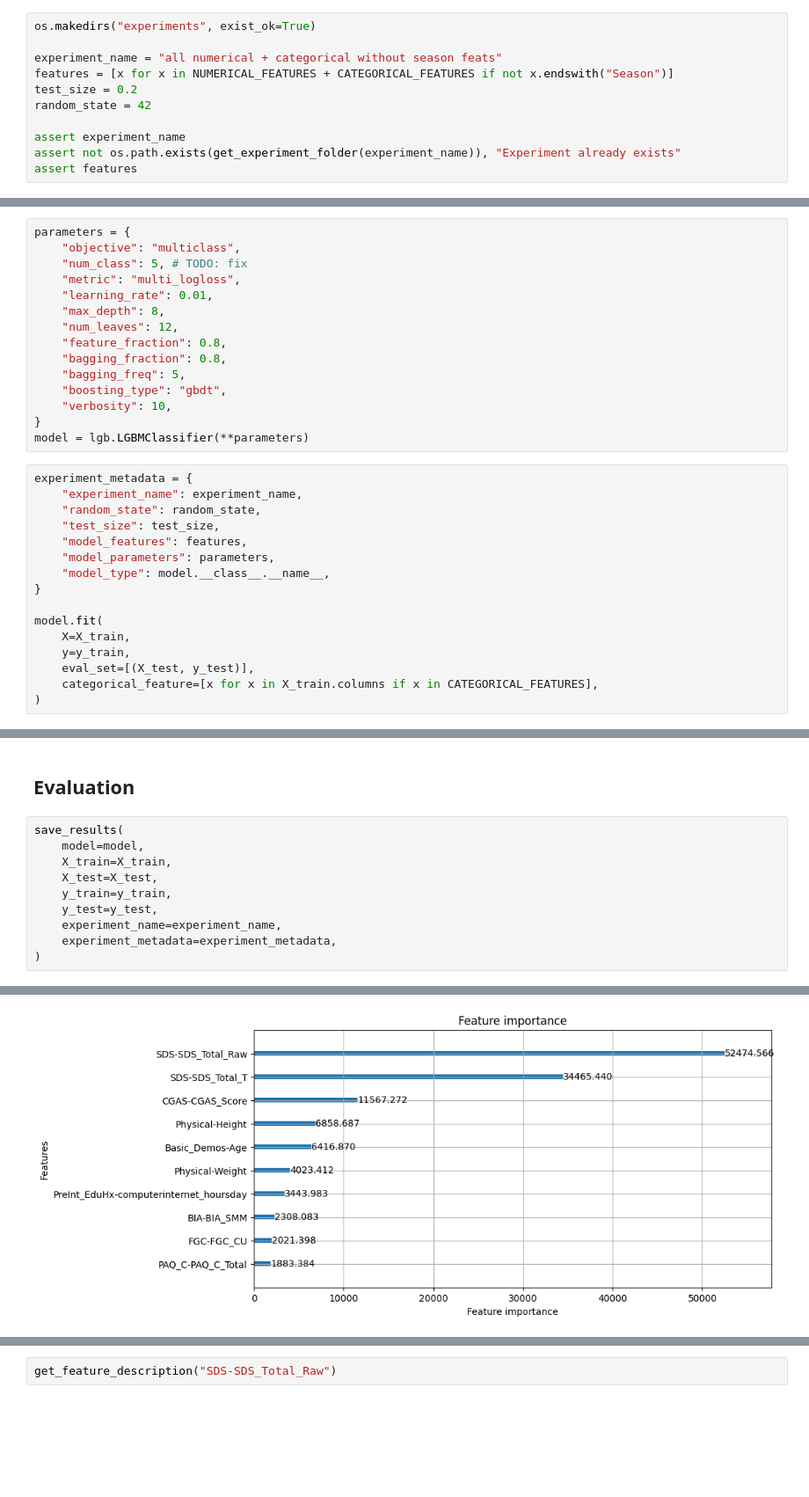
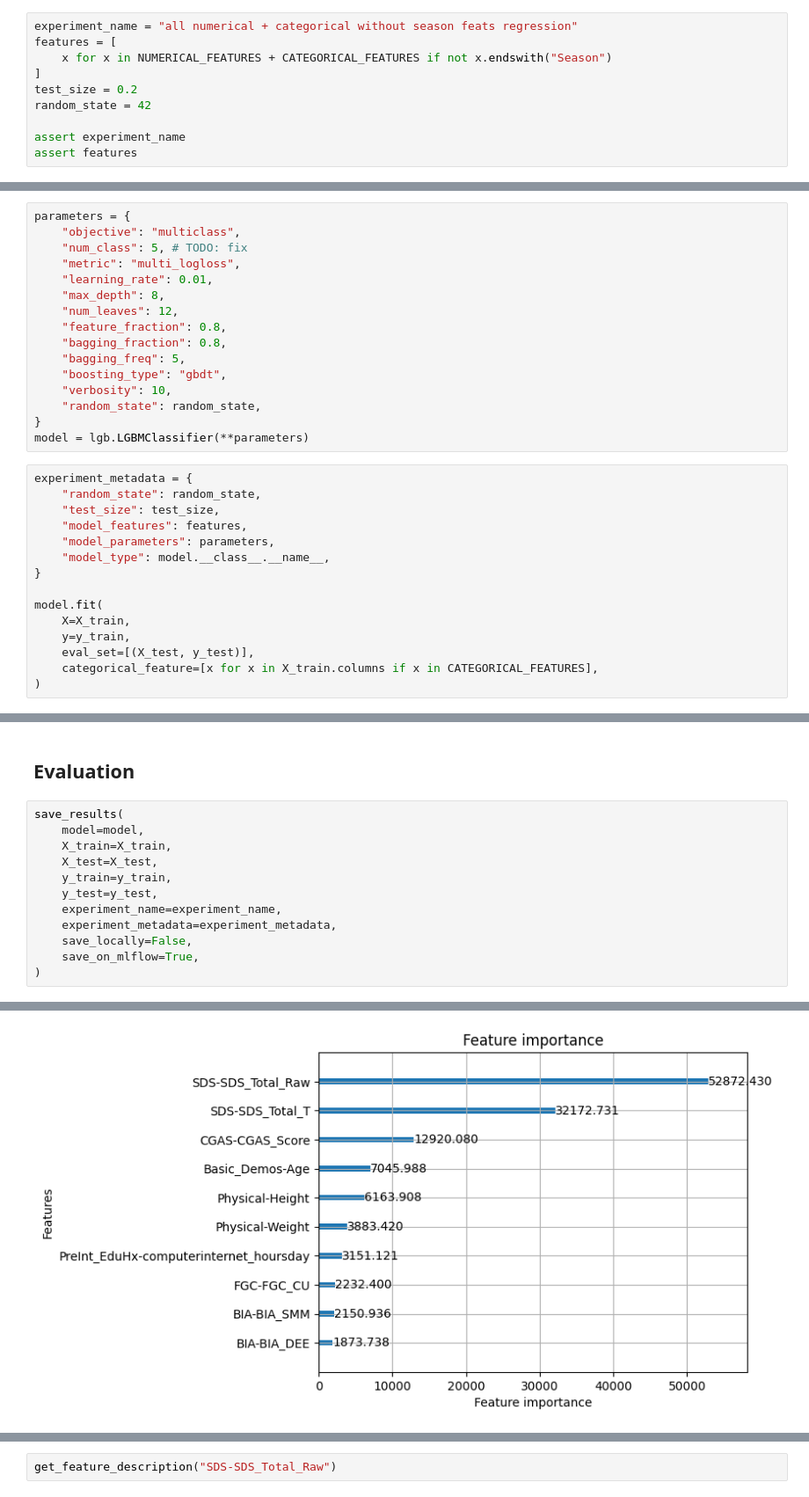
Before and after one commit to fbaltor/problematic-internet-use, a Jupyter notebook: train.ipynb, the cells around one changed output, grey strips where cells are left out. Shown at 88% size. Cells and saved outputs as stored; diff of their text form; blank space fills up the shorter version.

Commit message:
implementing mlflow

```diff
--- a/train.ipynb
+++ b/train.ipynb
@@ -211,15 +214,14 @@ df_events
 # %% [markdown]
 ## Train
 # %%
-os.makedirs("experiments", exist_ok=True)
-
-experiment_name = "all numerical + categorical without season feats"
-features = [x for x in NUMERICAL_FEATURES + CATEGORICAL_FEATURES if not x.endswith("Season")]
+experiment_name = "all numerical + categorical without season feats regression"
+features = [
+    x for x in NUMERICAL_FEATURES + CATEGORICAL_FEATURES if not x.endswith("Season")
+]
 test_size = 0.2
 random_state = 42
 
 assert experiment_name
-assert not os.path.exists(get_experiment_folder(experiment_name)), "Experiment already exists"
 assert features
 # %%
 df = get_cols_from_df(df_train, features)
@@ -249,11 +251,11 @@ parameters = {
     "bagging_freq": 5,
     "boosting_type": "gbdt",
     "verbosity": 10,
+    "random_state": random_state,
 }
 model = lgb.LGBMClassifier(**parameters)
 # %%
 experiment_metadata = {
-    "experiment_name": experiment_name,
     "random_state": random_state,
     "test_size": test_size,
     "model_features": features,
@@ -300,5 +302,7 @@ save_results(
     y_test=y_test,
     experiment_name=experiment_name,
     experiment_metadata=experiment_metadata,
+    save_locally=False,
+    save_on_mlflow=True,
 )
 # %% [output]
@@ -316 +326 @@ save_results(
-[figure, old version]
+[figure, new version]
```
Also changed, not shown: parts of 3 cells of this notebook, 4 other files.
